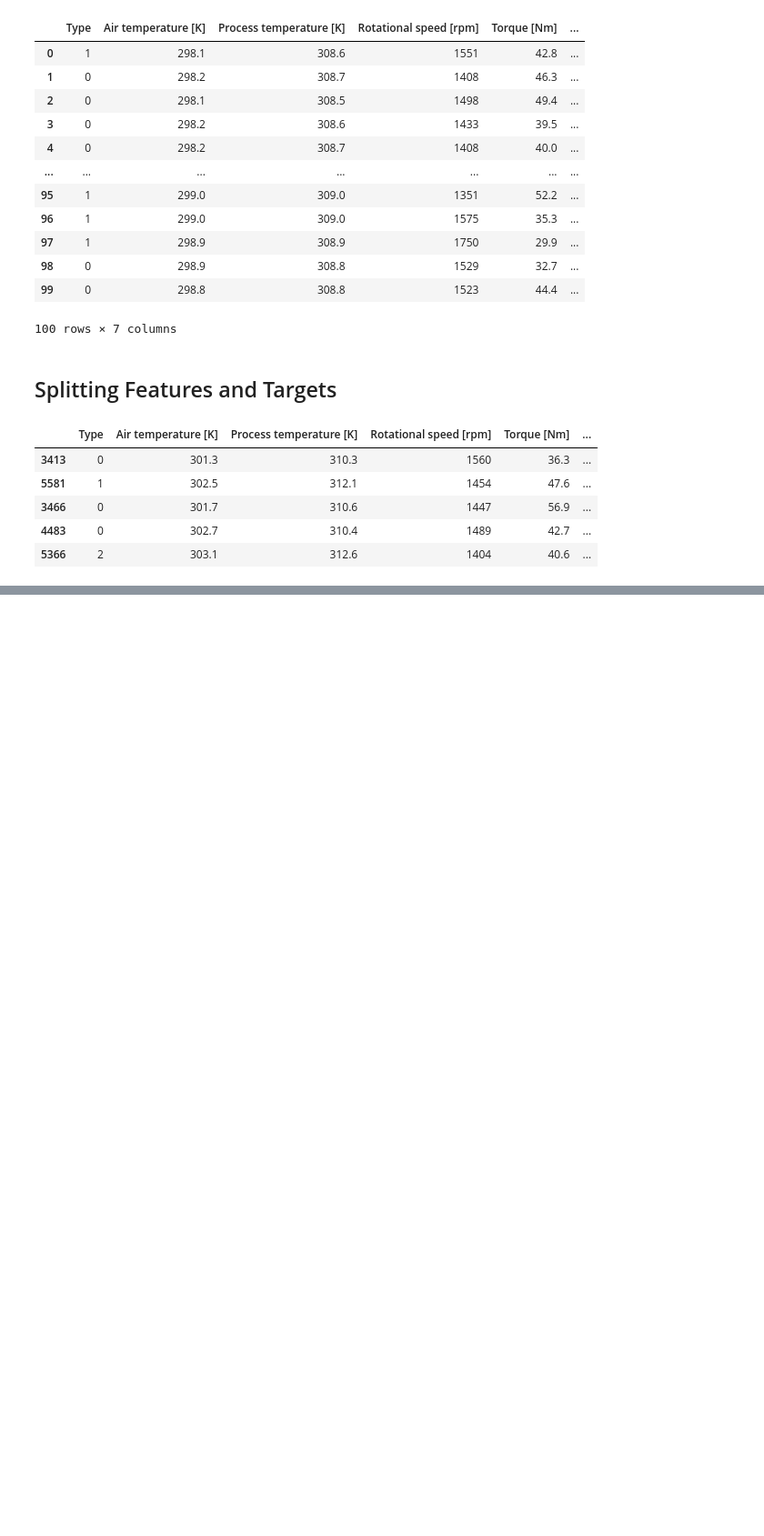
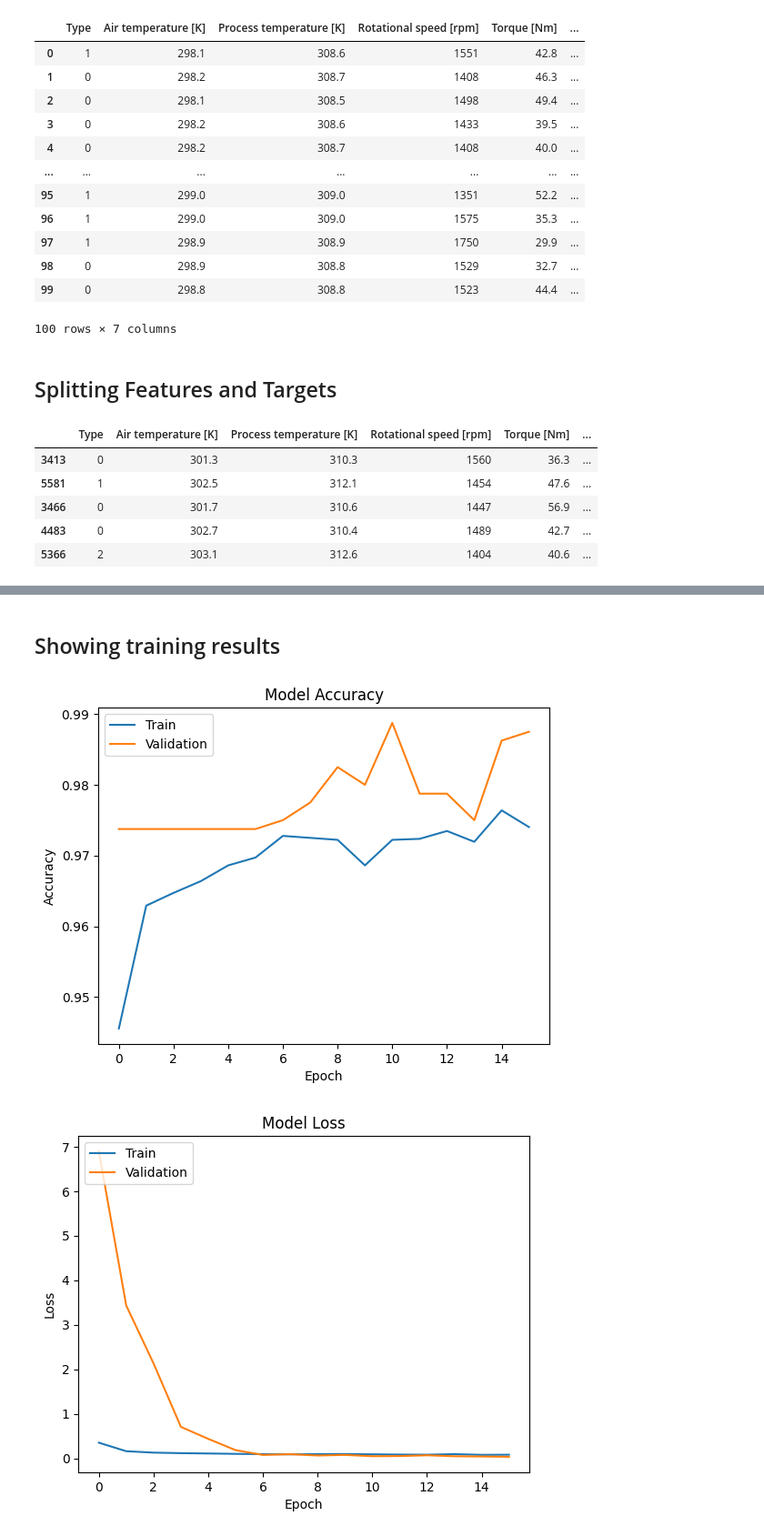
Before and after one commit to beratcmn/machine-maintenance-prediction, a Jupyter notebook: machine_maintenance_prediction.ipynb, the cells around one changed output, grey strips where cells are left out. Shown at 91% size. Drawn from its saved outputs; the diff is of its cells as text; code cells hidden in the pictures; blank space fills up the shorter version.

```diff
--- a/machine_maintenance_prediction.ipynb
+++ b/machine_maintenance_prediction.ipynb
@@ -284,0 +357,12 @@ Name: Failure Type, dtype: object
+# %%
+model = tf.keras.Sequential([
+    tf.keras.layers.Input(shape=(X_train.shape[1],)),
+    tf.keras.layers.BatchNormalization(),
+    tf.keras.layers.Dense(1024, activation='relu'),
+    tf.keras.layers.Dense(512, activation='relu'),
+    tf.keras.layers.Dense(256, activation='relu'),
+    tf.keras.layers.Dense(128, activation='relu'),
+    tf.keras.layers.Dense(6, activation='softmax')
+])
+
+model.summary()
@@ -284,0 +387,2 @@ Name: Failure Type, dtype: object
+# %%
+model.compile(optimizer='adam', loss=tf.keras.losses.SparseCategoricalCrossentropy(), metrics=['accuracy'])
@@ -284,0 +391,10 @@ Name: Failure Type, dtype: object
+# %%
+checkpoint_callback = tf.keras.callbacks.ModelCheckpoint(
+    filepath='model.h5',
+    monitor='val_accuracy',
+    save_best_only=True,
+    mode='max',
+    verbose=1,
+)
+# %%
+history = model.fit(X_train, y_train, epochs=16, batch_size=128, validation_split=0.1, callbacks=[checkpoint_callback])
@@ -284,0 +419,25 @@ Name: Failure Type, dtype: object
+# %% [markdown]
+## Showing training results
+# %%
+# Plot training & validation accuracy values
+plt.plot(history.history['accuracy'])
+plt.plot(history.history['val_accuracy'])
+plt.title('Model Accuracy')
+plt.xlabel('Epoch')
+plt.ylabel('Accuracy')
+plt.legend(['Train', 'Validation'], loc='upper left')
+plt.show()
+
+print("\n")
+
+# Plot training & validation loss values
+plt.plot(history.history['loss'])
+plt.plot(history.history['val_loss'])
+plt.title('Model Loss')
+plt.xlabel('Epoch')
+plt.ylabel('Loss')
+plt.legend(['Train', 'Validation'], loc='upper left')
+plt.show()
+# %% [output]
+[figure, added]
+[figure, added]
```
Also changed, not shown: parts of 25 cells of this notebook.
